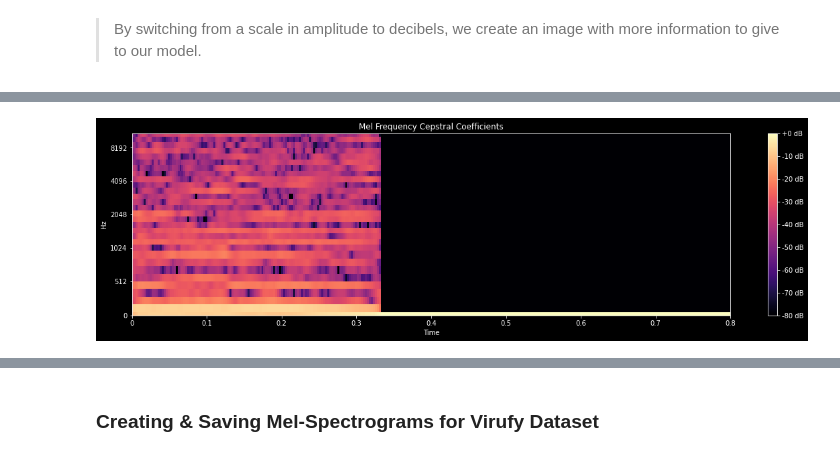
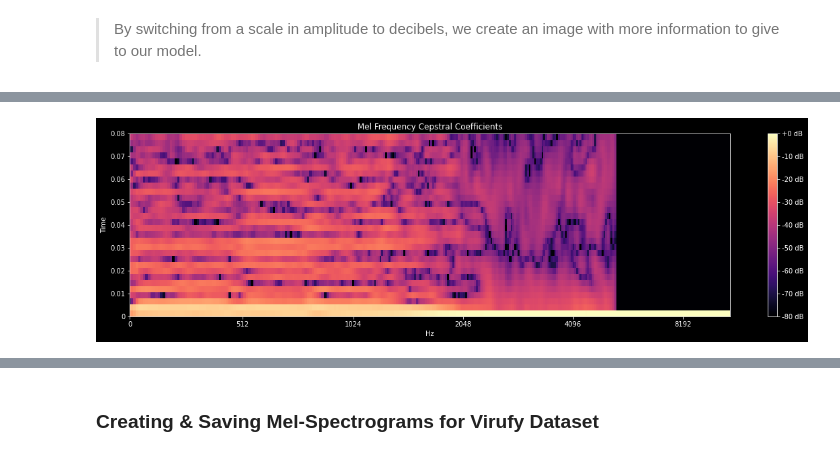
Before and after one commit to Lewis34cs/corona_audio, a Jupyter notebook: covid_proj_p2_audio.ipynb, the cells around one changed output, grey strips where cells are left out. Saved outputs shown, nothing was run; the diff lists cells and outputs as text; code cells hidden in the pictures.

```diff
--- a/covid_proj_p2_audio.ipynb
+++ b/covid_proj_p2_audio.ipynb
@@ -428,12 +463,12 @@ to_spectrogram(signal, sr=48000, hop_length=128, n_fft=1024, vmin=-40, vmax=30)
 # %%
 # Creating an MFCC plot
 mfccs = librosa.feature.mfcc(signal, n_fft=2048, hop_length=256, n_mfcc=30, n_mels=128)
 # PLotting the MFCCs
 plt.figure(figsize=(20,5))
-ldp.specshow(librosa.amplitude_to_db(mfccs, ref=np.max), sr=sr, x_axis='time', y_axis='mel',
+ldp.specshow(librosa.amplitude_to_db(mfccs, ref=np.max), sr=sr, x_axis='mel', y_axis='time',
              hop_length=128, cmap='magma')#, vmin=-70, vmax=-5)
 plt.colorbar(format='%+2.0f dB')
 plt.title('Mel Frequency Cepstral Coefficients')
 plt.show()
 # %% [output]
-[figure, old version]
+[figure, new version]
```
Also changed, not shown: parts of 445 cells of this notebook.
